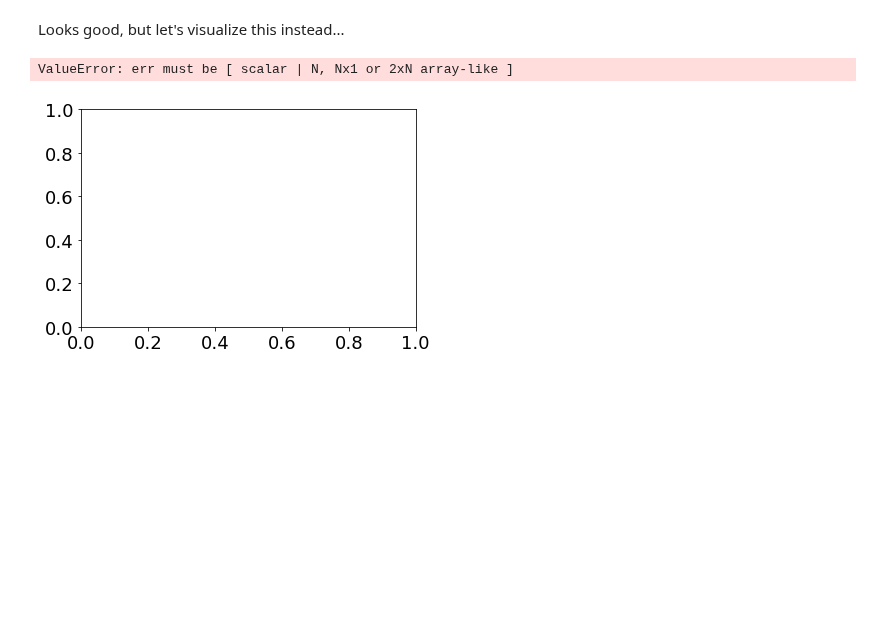
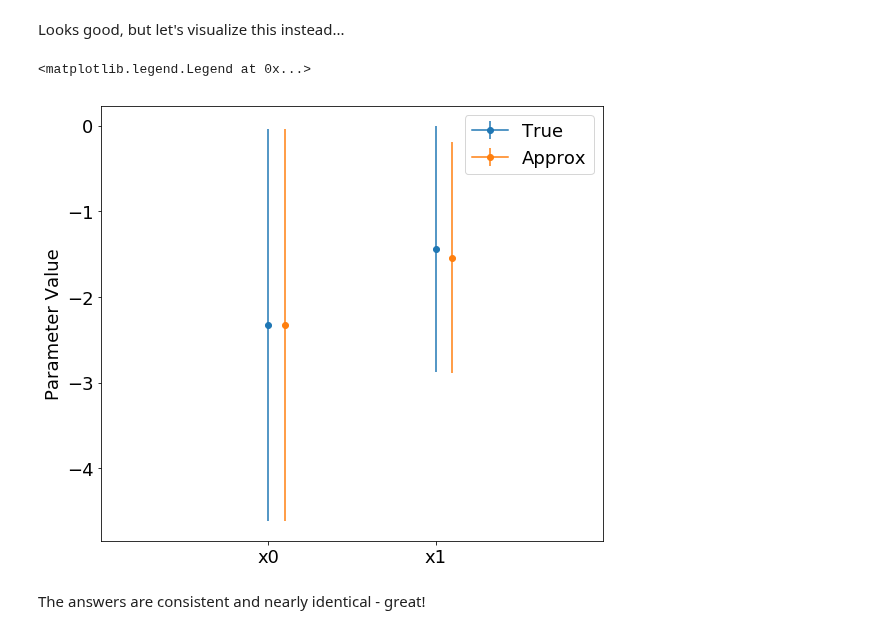
Before and after one commit to dflemin3/approxposterior, a Jupyter notebook: examples/Notebooks/Scaling.ipynb, the cells around one changed output. Saved outputs shown, nothing was run; the diff lists cells and outputs as text; code cells hidden in the pictures; blank space fills up the shorter version.

```diff
--- a/examples/Notebooks/Scaling.ipynb
+++ b/examples/Notebooks/Scaling.ipynb
@@ -171,11 +171,29 @@ True     [-1.72927654 -1.43859534 -1.27325735]
 Approx   [-2.32823379 -1.5446138  -1.34841649]
 # %% [markdown]
 Looks good, but let's visualize this instead...
-# %%
-fig, ax = plt.subplots()
-
-# True, approx x0
-ax.errorbar([0], [true_x0[1]], yerr=[true_x0[2], true_x0[0]], fmt='-o')
-# %% [output]
-ValueError: err must be [ scalar | N, Nx1 or 2xN array-like ]
-[figure, removed]
+# %%
+fig, ax = plt.subplots(figsize=(9,8))
+
+# True, approx x0
+ax.errorbar([0], [true_x0[1]], yerr=[(true_x0[2], true_x0[0])], fmt='-o', color="C0", label="True")
+ax.errorbar([0.1], [approx_x0[1]], yerr=[(approx_x0[2], approx_x0[0])], fmt='-o', color="C1", label="Approx")
+
+# True, approx x1
+ax.errorbar([1], [true_x1[1]], yerr=[(true_x1[1], true_x1[2])], fmt='-o', color="C0")
+ax.errorbar([1.1], [approx_x1[1]], yerr=[(approx_x1[2], approx_x1[0])], fmt='-o', color="C1")
+
+# Format
+xticks = [0, 1]
+labels = ["x0", "x1"]
+ax.set_xticks(xticks)
+ax.set_xticklabels(labels)
+
+ax.set_xlabel("")
+ax.set_ylabel("Parameter Value")
+ax.set_xlim(-1,2)
+ax.legend(loc="best")
+# %% [output]
+<matplotlib.legend.Legend at 0x...>
+[figure, added]
+# %% [markdown]
+The answers are consistent and nearly identical - great!
```
